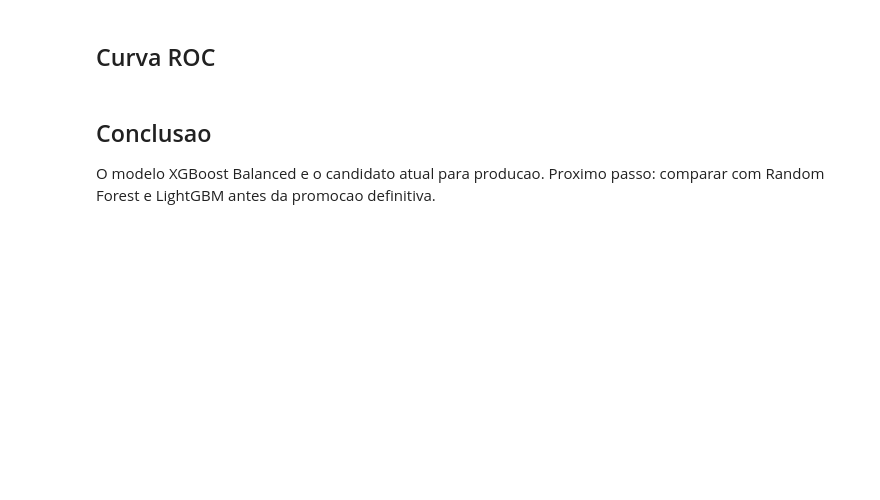
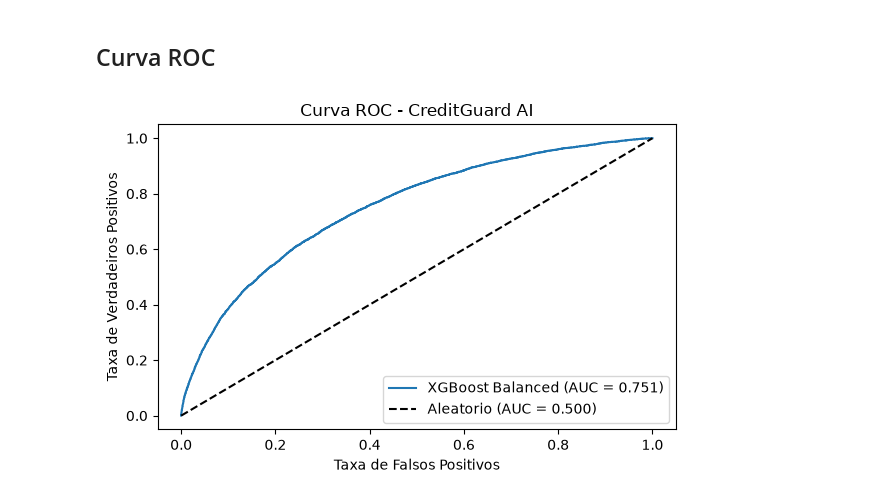
Before and after one commit to wellingtonpawlino/creditguard-ai-entrega-individual-sub, a Jupyter notebook: Model/evaluation.ipynb, the cells around one changed output. Cells and saved outputs as stored; diff of their text form; code cells hidden in the pictures; blank space fills up the shorter version.

```diff
--- a/Model/evaluation.ipynb
+++ b/Model/evaluation.ipynb
@@ -78,19 +105,14 @@ plt.show()
 # %% [markdown]
 ## Curva ROC
 # %%
-fpr, tpr, _ = roc_curve(y_test, y_proba)
-
-plt.figure(figsize=(6, 4))
-plt.plot(fpr, tpr, label=f"XGBoost Balanced (AUC = {metrics[chr(39)]ROC-AUC[chr(39)]:.3f})")
-plt.plot([0, 1], [0, 1], "k--", label="Aleatorio (AUC = 0.500)")
-plt.xlabel("Taxa de Falsos Positivos")
-plt.ylabel("Taxa de Verdadeiros Positivos")
-plt.title("Curva ROC - CreditGuard AI")
-plt.legend()
+fig, ax = plt.subplots(figsize=(6, 4))
+ax.plot(fpr, tpr, label="XGBoost Balanced (AUC = " + f"{roc_auc:.3f})")
+ax.plot([0, 1], [0, 1], "k--", label="Aleatorio (AUC = 0.500)")
+ax.set_xlabel("Taxa de Falsos Positivos")
+ax.set_ylabel("Taxa de Verdadeiros Positivos")
+ax.set_title("Curva ROC - CreditGuard AI")
+ax.legend()
 plt.tight_layout()
 plt.show()
+# %% [output]
+[figure, added]
-# %% [markdown]
-## Conclusao
-
-O modelo XGBoost Balanced e o candidato atual para producao.
-Proximo passo: comparar com Random Forest e LightGBM antes da promocao definitiva.
```
Also changed, not shown: parts of 9 cells of this notebook.
